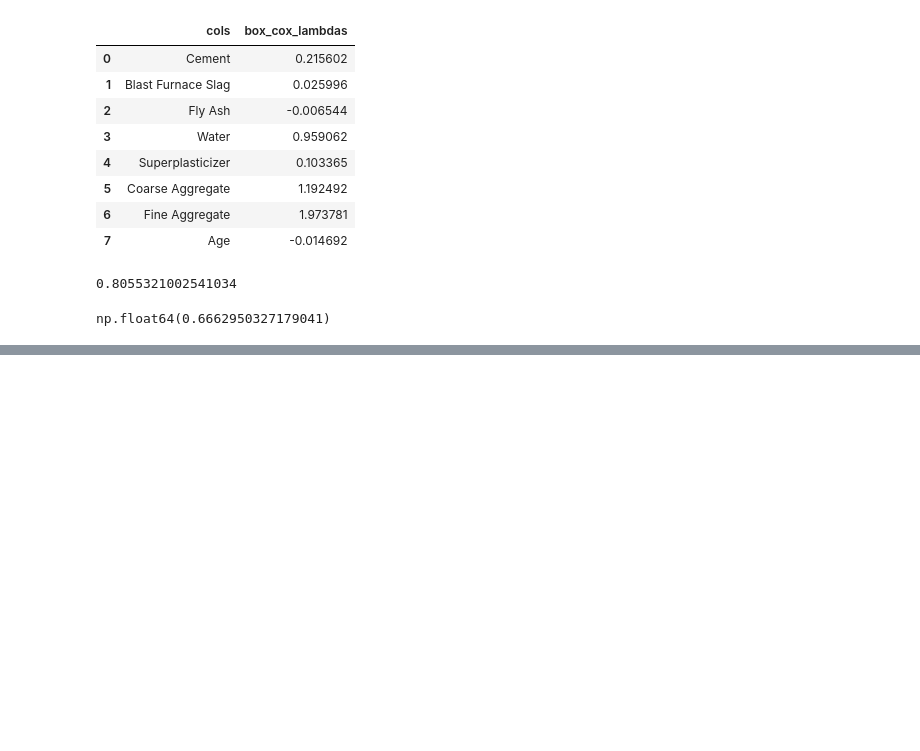
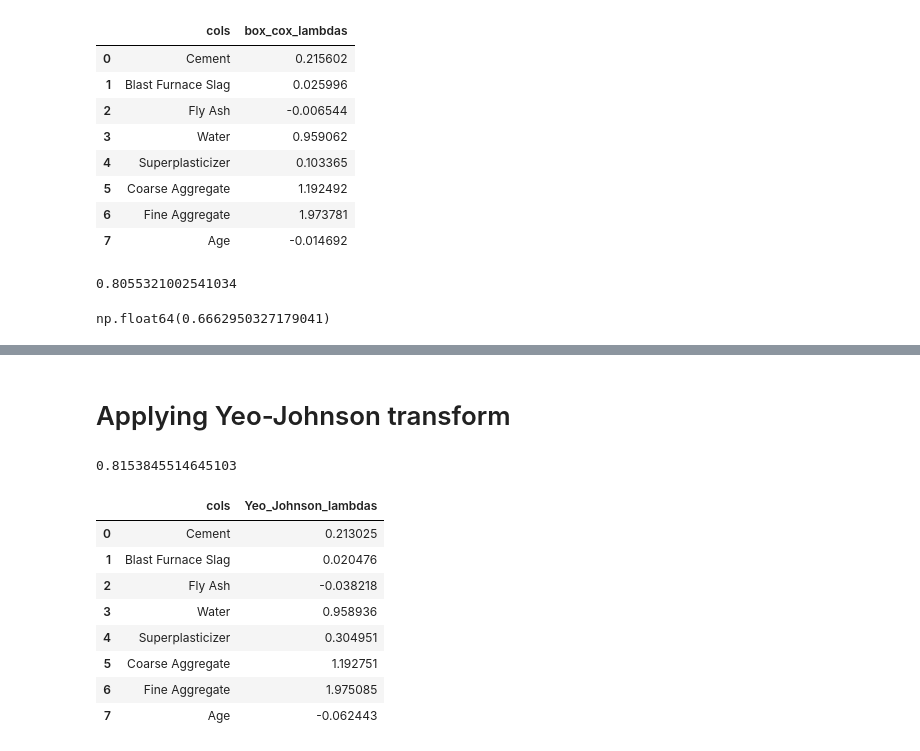
Before and after one commit to Happy-Singh15/ML-Basics, a Jupyter notebook: 03_Feature_Engineering/01_Feature_Transformation/03_Variable_Transformation/Power_transformation.ipynb, the cells around one changed output, grey strips where cells are left out. Drawn from its saved outputs; the diff is of its cells as text; code cells hidden in the pictures; blank space fills up the shorter version.

```diff
--- a/03_Feature_Engineering/01_Feature_Transformation/03_Variable_Transformation/Power_transformation.ipynb
+++ b/03_Feature_Engineering/01_Feature_Transformation/03_Variable_Transformation/Power_transformation.ipynb
@@ -150,0 +160,27 @@ IndexError: only integers, slices (`:`), ellipsis (`...`), numpy.newaxis (`None`
+# %% [markdown]
+# Applying Yeo-Johnson transform
+# %%
+pt1 = PowerTransformer() # --> default is yeo-johnson
+
+X_train_transformed_1 = pt1.fit_transform(X_train)
+X_test_transformed_1 = pt1.fit_transform(X_test)
+
+lr = LinearRegression()
+lr.fit(X_train_transformed_1,y_train)
+
+y_pred_2 = lr.predict(X_test_transformed_1)
+
+print(r2_score(y_test, y_pred_2))
+
+pd.DataFrame({'cols':X_train.columns,'Yeo_Johnson_lambdas':pt1.lambdas_})
+# %% [output]
+0.8153845514645103
+|  | cols | Yeo_Johnson_lambdas |
+| 0 | Cement | 0.213025 |
+| 1 | Blast Furnace Slag | 0.020476 |
+| 2 | Fly Ash | -0.038218 |
+| 3 | Water | 0.958936 |
+| 4 | Superplasticizer | 0.304951 |
+| 5 | Coarse Aggregate | 1.192751 |
+| 6 | Fine Aggregate | 1.975085 |
+| 7 | Age | -0.062443 |
```
Also changed, not shown: parts of 4 cells of this notebook.
